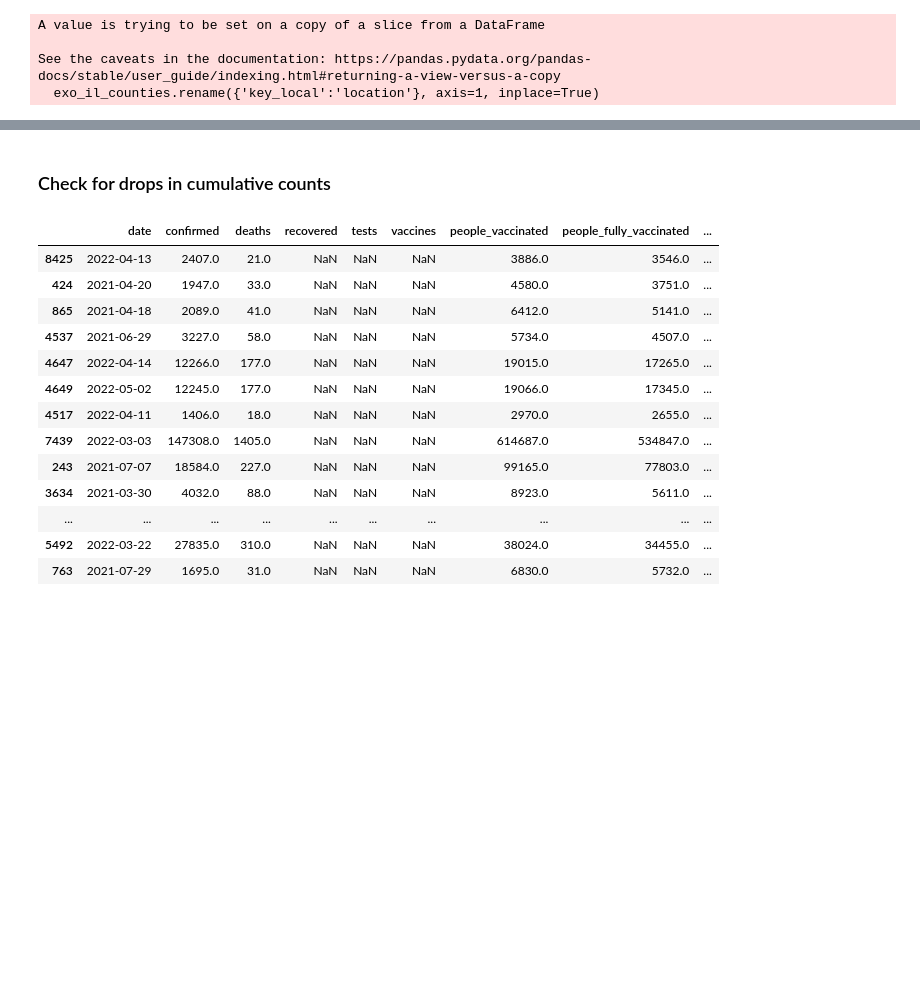
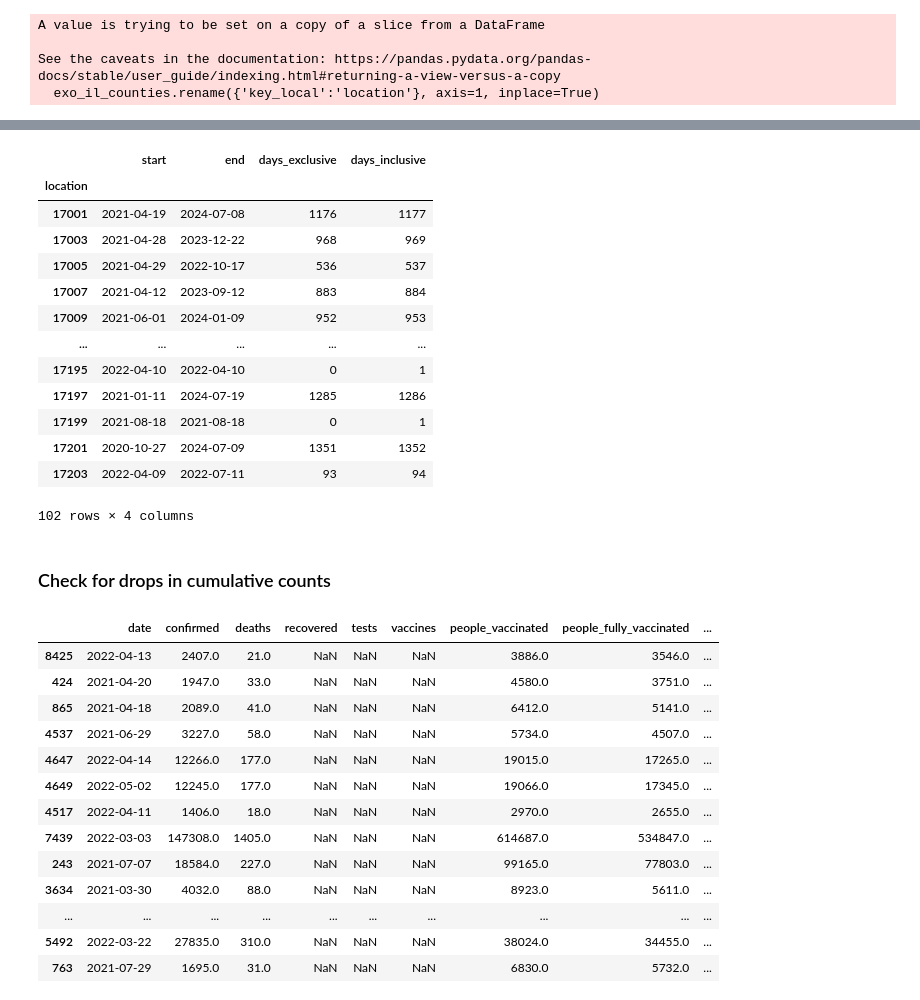
Before and after one commit to roomtempfusion/STAT-461-Group-Project, a Jupyter notebook: data processing/data_processor.ipynb, the cells around one changed output, grey strips where cells are left out. Saved outputs shown, nothing was run; the diff lists cells and outputs as text; code cells hidden in the pictures; blank space fills up the shorter version.

```diff
--- a/data processing/data_processor.ipynb
+++ b/data processing/data_processor.ipynb
@@ -564,0 +600,22 @@ combined = exo_il_counties.merge(props_ts, on=['date', 'location'], how='inner')
+# %%
+span = (props_ts.groupby('location')['date']
+          .agg(start='min', end='max')
+          .assign(days_exclusive=lambda s: (s['end'] - s['start']).dt.days,
+                  days_inclusive=lambda s: (s['end'] - s['start']).dt.days + 1))
+# %%
+span
+# %% [output]
+|  | start | end | days_exclusive | days_inclusive |
+| location |  |  |  |  |
+| 17001 | 2021-04-19 | 2024-07-08 | 1176 | 1177 |
+| 17003 | 2021-04-28 | 2023-12-22 | 968 | 969 |
+| 17005 | 2021-04-29 | 2022-10-17 | 536 | 537 |
+| 17007 | 2021-04-12 | 2023-09-12 | 883 | 884 |
+| 17009 | 2021-06-01 | 2024-01-09 | 952 | 953 |
+| ... | ... | ... | ... | ... |
+| 17195 | 2022-04-10 | 2022-04-10 | 0 | 1 |
+| 17197 | 2021-01-11 | 2024-07-19 | 1285 | 1286 |
+| 17199 | 2021-08-18 | 2021-08-18 | 0 | 1 |
+| 17201 | 2020-10-27 | 2024-07-09 | 1351 | 1352 |
+| 17203 | 2022-04-09 | 2022-07-11 | 93 | 94 |
+102 rows × 4 columns
```
Also changed, not shown: parts of 24 cells of this notebook, 6 other files.
